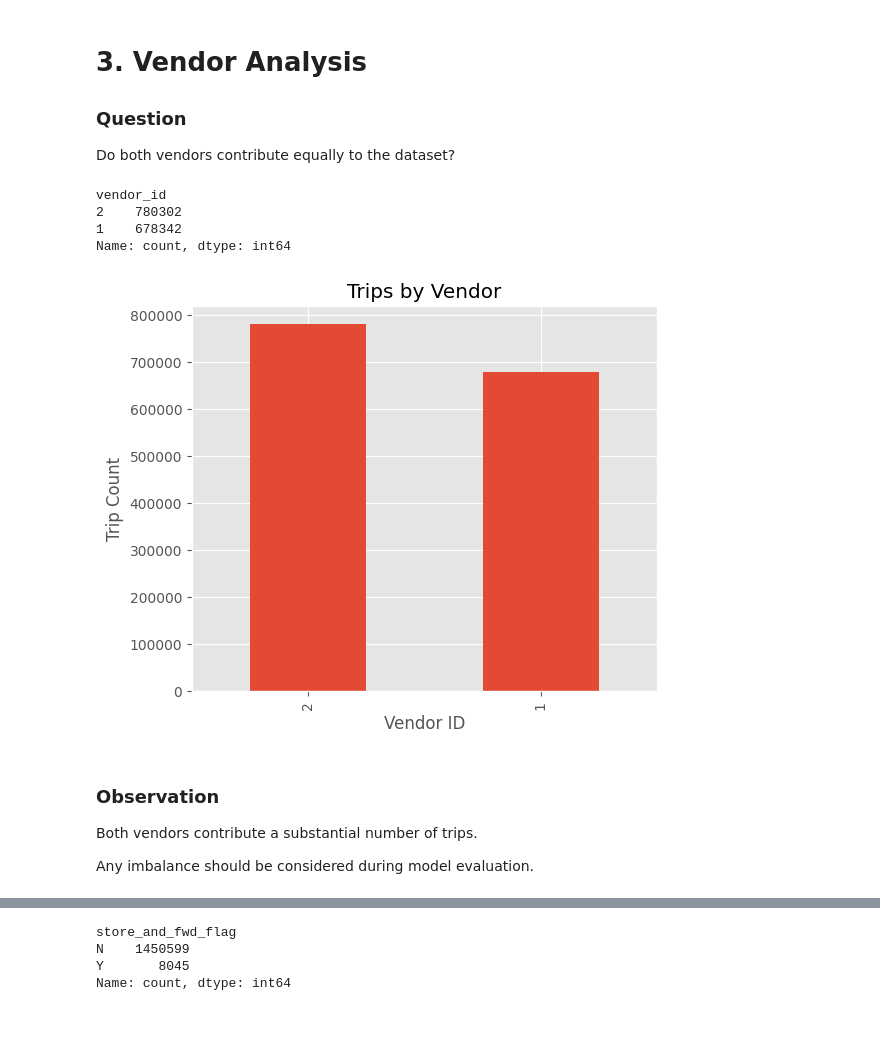
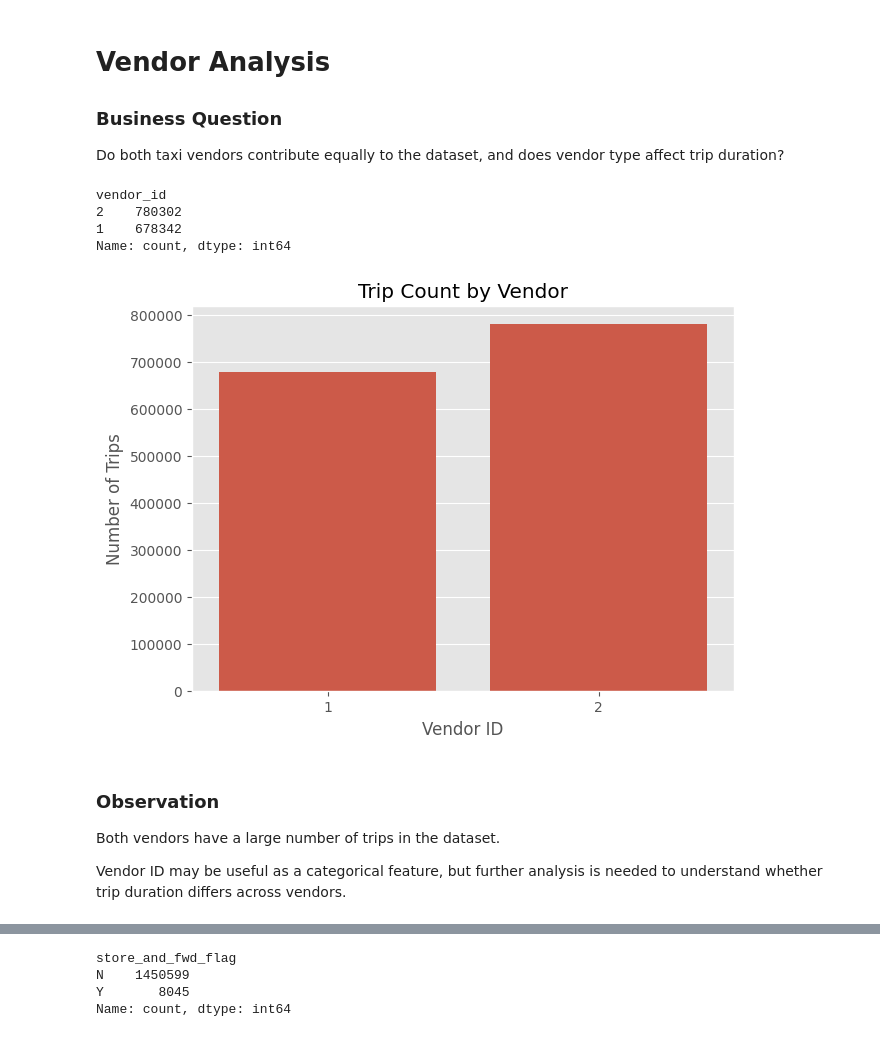
Before and after one commit to manasi-navale2107/RideSense-AI, a Jupyter notebook: notebooks/02_Exploratory_Data_Analysis.ipynb, the cells around one changed output, grey strips where cells are left out. Cells and saved outputs as stored; diff of their text form; code cells hidden in the pictures.

```diff
--- a/notebooks/02_Exploratory_Data_Analysis.ipynb
+++ b/notebooks/02_Exploratory_Data_Analysis.ipynb
@@ -105,9 +159,9 @@ These records will be investigated during preprocessing.
 # %% [markdown]
-# 3. Vendor Analysis
+# Vendor Analysis
 
-### Question
+### Business Question
 
-Do both vendors contribute equally to the dataset?
+Do both taxi vendors contribute equally to the dataset, and does vendor type affect trip duration?
 # %%
 train_df["vendor_id"].value_counts()
 # %% [output]
@@ -116,23 +170,20 @@ vendor_id
 1    678342
 Name: count, dtype: int64
 # %%
-train_df["vendor_id"].value_counts().plot(
-    kind="bar",
-    figsize=(6,5)
-)
+plt.figure(figsize=(7,5))
 
-plt.title("Trips by Vendor")
+sns.countplot(data=train_df, x="vendor_id")
 
+plt.title("Trip Count by Vendor")
 plt.xlabel("Vendor ID")
-
-plt.ylabel("Trip Count")
+plt.ylabel("Number of Trips")
 
 plt.show()
 # %% [output]
-[figure, old version]
+[figure, new version]
-# %% [markdown]
-### Observation
-
-Both vendors contribute a substantial number of trips.
-
-Any imbalance should be considered during model evaluation.
+# %% [markdown]
+### Observation
+
+Both vendors have a large number of trips in the dataset.
+
+Vendor ID may be useful as a categorical feature, but further analysis is needed to understand whether trip duration differs across vendors.
```
Also changed, not shown: parts of 47 cells of this notebook, 1 other file.
